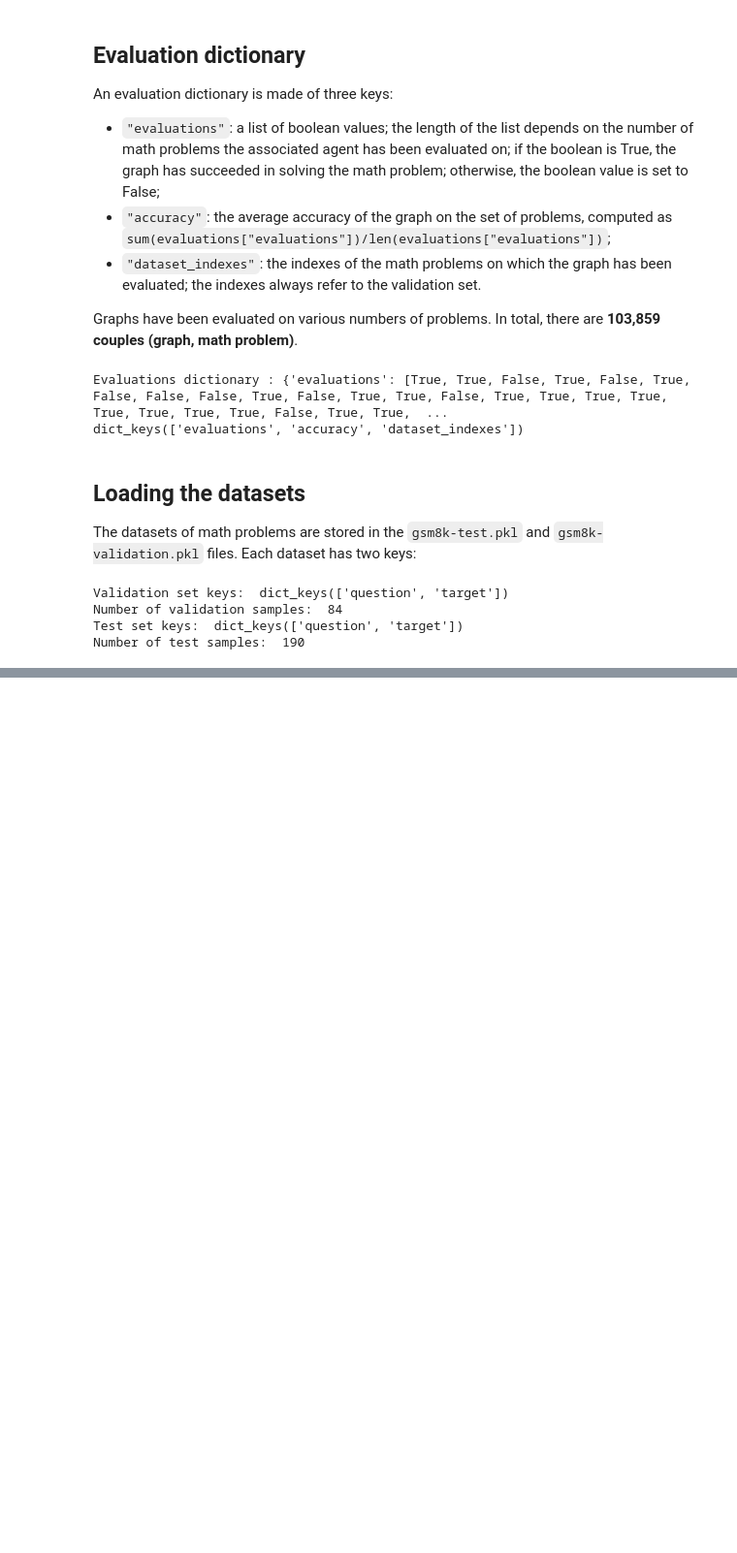
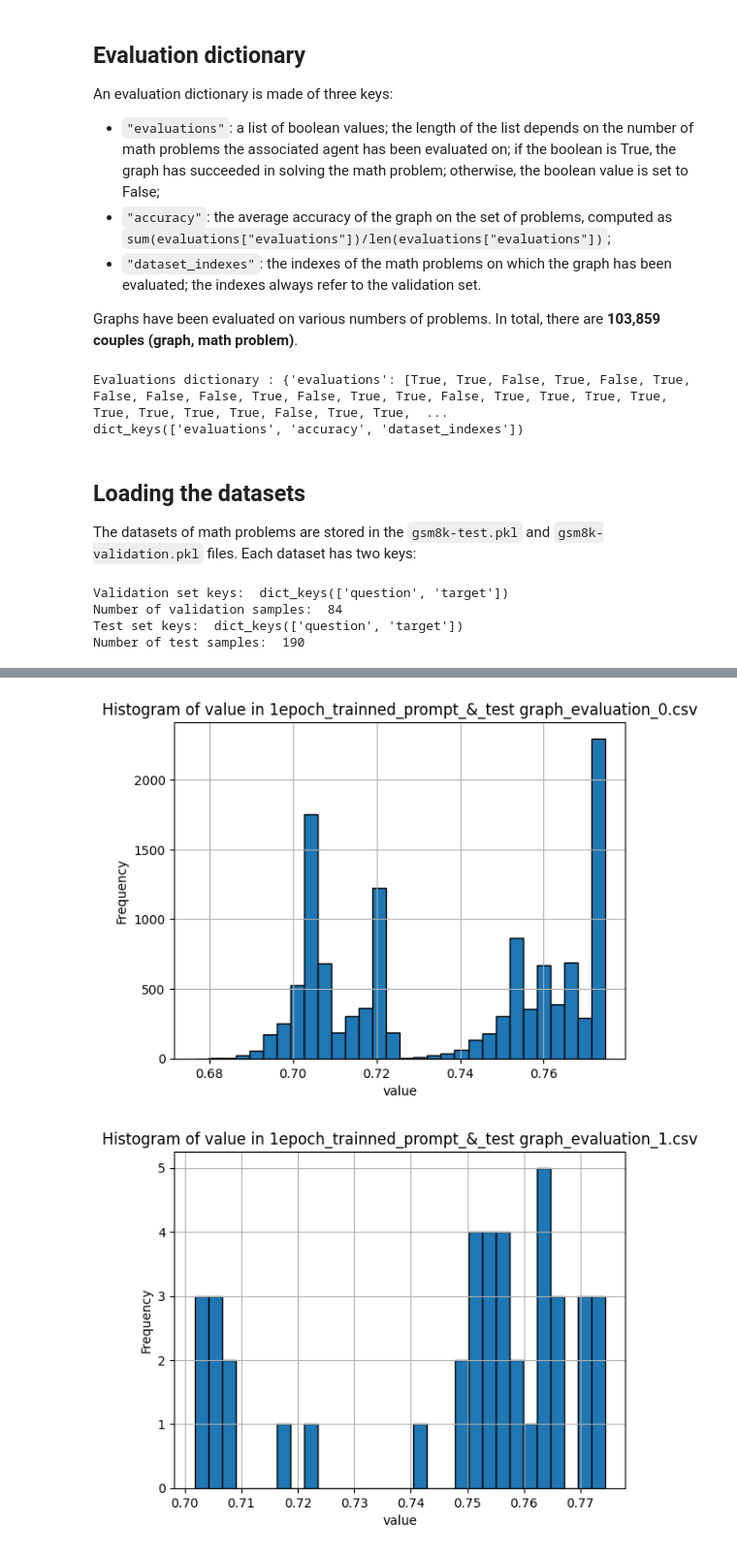
Before and after one commit to EtiNL/Ebiose_CLGP, a Jupyter notebook: ebiose_clgp/data_utils/load_data.ipynb, the cells around one changed output, grey strips where cells are left out. Shown at 97% size. Drawn from its saved outputs; the diff is of its cells as text; code cells hidden in the pictures; blank space fills up the shorter version.

Commit message:
modified:   .gitignore 	modified:   ebiose_clgp/data_utils/load_data.ipynb 	modified:   ebiose_clgp/trainer/bert_train_config.yaml

```diff
--- a/ebiose_clgp/data_utils/load_data.ipynb
+++ b/ebiose_clgp/data_utils/load_data.ipynb
@@ -225,0 +233,35 @@ validation_set
+# %%
+# Import necessary libraries
+import pandas as pd
+import matplotlib.pyplot as plt
+import os
+
+# Define the path to the folder containing the CSV files
+folder_path = '/home/etin_l/code/EtiNL/Python/Ebiose_CLGP/ebiose_clgp/data/'
+
+# Get a list of all CSV files in the folder
+csv_files = [f for f in os.listdir(folder_path) if f.endswith('.csv')]
+
+# Loop through each CSV file
+for file in csv_files:
+    file_path = os.path.join(folder_path, file)
+
+    # Load the CSV file
+    data = pd.read_csv(file_path)
+
+    # Display the first few rows of the dataframe
+    # print(f'First few rows of {file}:')
+    # print(data.head())
+
+    # Plot histogram for each numeric column in the dataframe
+    for column in data.select_dtypes(include=['number']).columns:
+        plt.figure()
+        plt.hist(data[column].dropna(), bins=30, edgecolor='black')
+        plt.title(f'Histogram of {column} in {file}')
+        plt.xlabel(column)
+        plt.ylabel('Frequency')
+        plt.grid(True)
+        plt.show()
+# %% [output]
+[figure, added]
+[figure, added]
```
Also changed, not shown: parts of 1 cell of this notebook, 2 other files.
